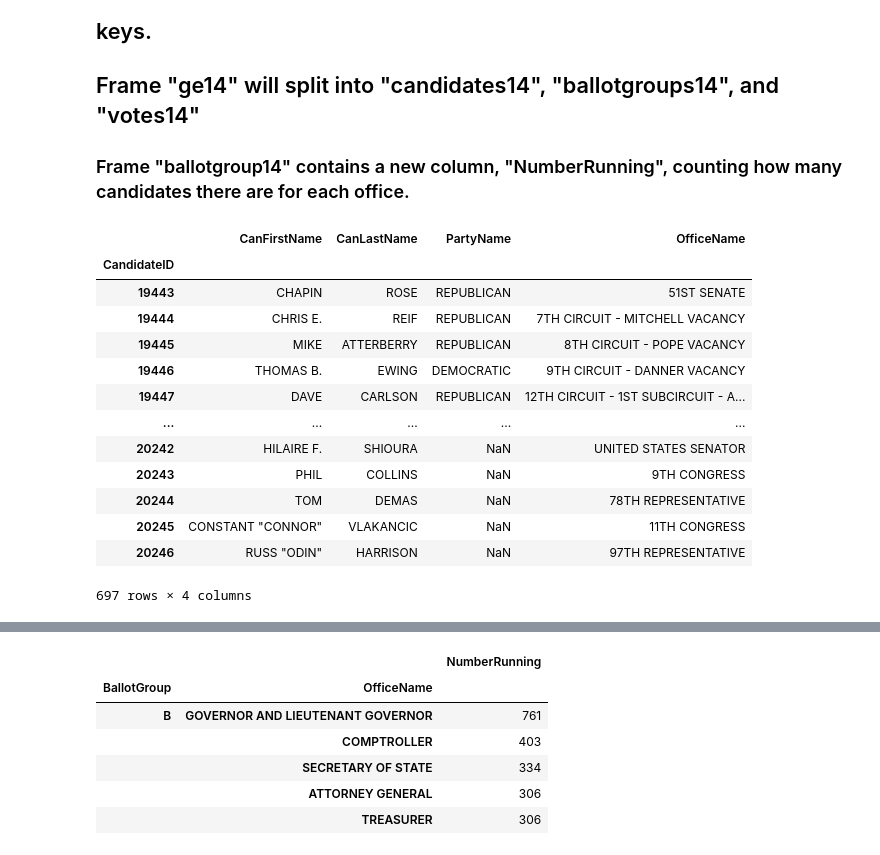
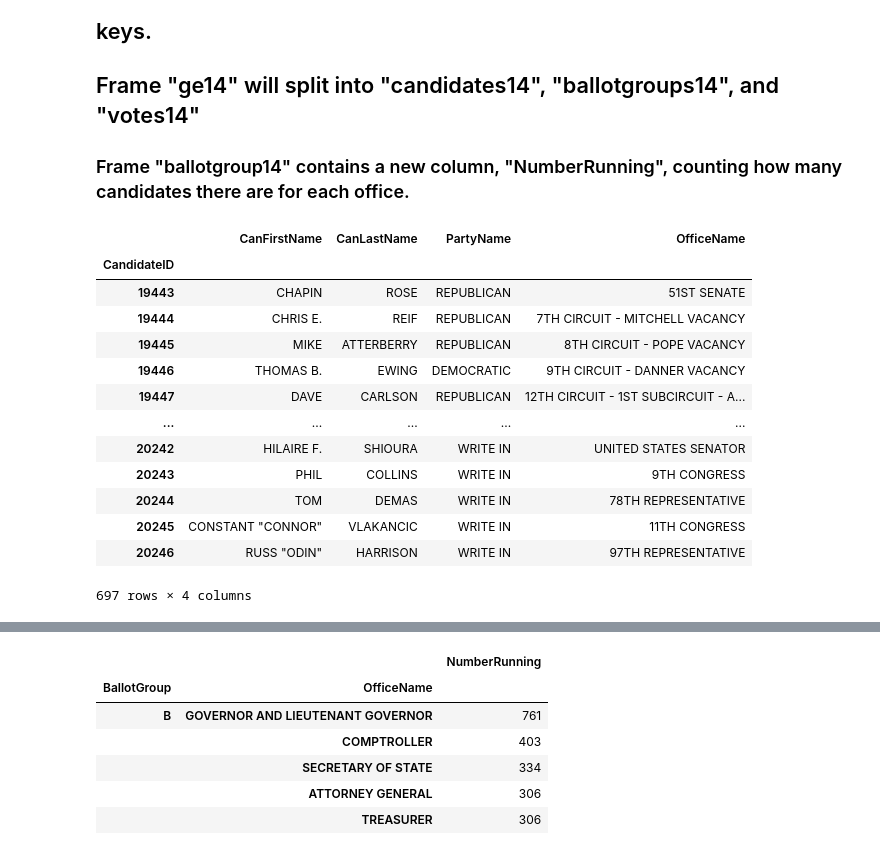
Before and after one commit to sshaughnessy/ETL-Project, a Jupyter notebook: election-data/elections.ipynb, the cells around one changed output, grey strips where cells are left out. Saved outputs shown, nothing was run; the diff lists cells and outputs as text; code cells hidden in the pictures.

Commit message:
data for 10 14 and 18 cleaned and split into tables

```diff
--- a/election-data/elections.ipynb
+++ b/election-data/elections.ipynb
@@ -51,0 +171,12 @@ ge14.drop(columns="BGCount",inplace=True)
+# %%
+ge14.loc[(ge14.BallotGroup == "1A").values,"CanFirstName"] = "AMENDMENT"
+ge14.loc[(ge14.BallotGroup == "1A").values,"PartyName"] = "NON-PARTISAN"
+# %%
+ge14.loc[(ge14.BallotGroup == "2A").values,"CanFirstName"] = "PROPOSITION"
+ge14.loc[(ge14.BallotGroup == "2A").values,"PartyName"] = "NON-PARTISAN"
+# %%
+nulloc14 = ge14.isnull().values
+nansdf14 = ge14[nulloc14]
+nancandlist14 = nansdf14[['CanFirstName','CanLastName','OfficeName']].drop_duplicates(subset="CanLastName")
+nancandlist14 = nancandlist14.sort_values(by="OfficeName")
+nancandlist14 = nancandlist14.values
@@ -52,26 +191,29 @@ ge14.drop(columns="BGCount",inplace=True)
+# %%
+write_ins14 = list(nansdf14["CanLastName"].drop_duplicates().values)
+ge14[[x in write_ins14 for x in ge14.CanLastName]] = ge14[[x in write_ins14 for x in ge14.CanLastName]].replace(nans,"WRITE IN")
 # %% [markdown]
 ## Instead of making one giant multiindex, I thought it made sense to split the dataset into three tables to take advantage of primary and foreign keys.
 ## Frame "ge14" will split into "candidates14", "ballotgroups14", and "votes14"
 ### Frame "ballotgroup14" contains a new column, "NumberRunning", counting how many candidates there are for each office.
 # %%
 candidates14 = ge14[["CandidateID","CanFirstName", "CanLastName","PartyName","OfficeName"]].copy()
-candidates14.drop_duplicates(inplace=True)
+candidates14.drop_duplicates(inplace=True,subset="CandidateID")
 candidates14.set_index(candidates14.CandidateID,inplace=True)
 candidates14.drop(columns="CandidateID",inplace=True)
 candidates14.sort_values(by="CandidateID")
 # %% [output]
 |  | CanFirstName | CanLastName | PartyName | OfficeName |
 | CandidateID |  |  |  |  |
 | 19443 | CHAPIN | ROSE | REPUBLICAN | 51ST SENATE |
 | 19444 | CHRIS E. | REIF | REPUBLICAN | 7TH CIRCUIT - MITCHELL VACANCY |
 | 19445 | MIKE | ATTERBERRY | REPUBLICAN | 8TH CIRCUIT - POPE VACANCY |
 | 19446 | THOMAS B. | EWING | DEMOCRATIC | 9TH CIRCUIT - DANNER VACANCY |
 | 19447 | DAVE | CARLSON | REPUBLICAN | 12TH CIRCUIT - 1ST SUBCIRCUIT - A... |
 | ... | ... | ... | ... | ... |
-| 20242 | HILAIRE F. | SHIOURA | NaN | UNITED STATES SENATOR |
-| 20243 | PHIL | COLLINS | NaN | 9TH CONGRESS |
-| 20244 | TOM | DEMAS | NaN | 78TH REPRESENTATIVE |
-| 20245 | CONSTANT "CONNOR" | VLAKANCIC | NaN | 11TH CONGRESS |
-| 20246 | RUSS "ODIN" | HARRISON | NaN | 97TH REPRESENTATIVE |
+| 20242 | HILAIRE F. | SHIOURA | WRITE IN | UNITED STATES SENATOR |
+| 20243 | PHIL | COLLINS | WRITE IN | 9TH CONGRESS |
+| 20244 | TOM | DEMAS | WRITE IN | 78TH REPRESENTATIVE |
+| 20245 | CONSTANT "CONNOR" | VLAKANCIC | WRITE IN | 11TH CONGRESS |
+| 20246 | RUSS "ODIN" | HARRISON | WRITE IN | 97TH REPRESENTATIVE |
 697 rows × 4 columns
 # %%
```
Also changed, not shown: parts of 67 cells of this notebook, 14 other files.
